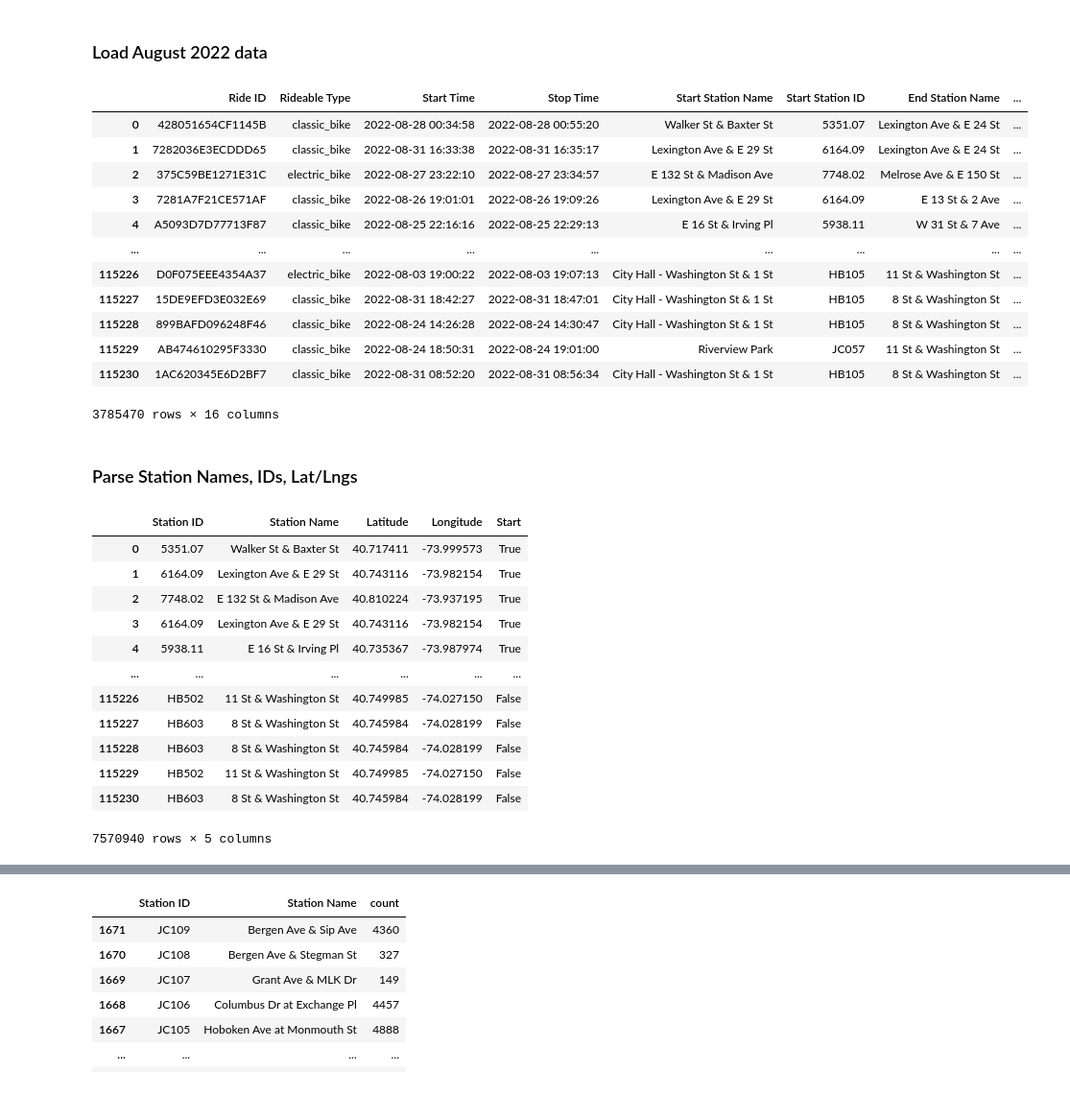
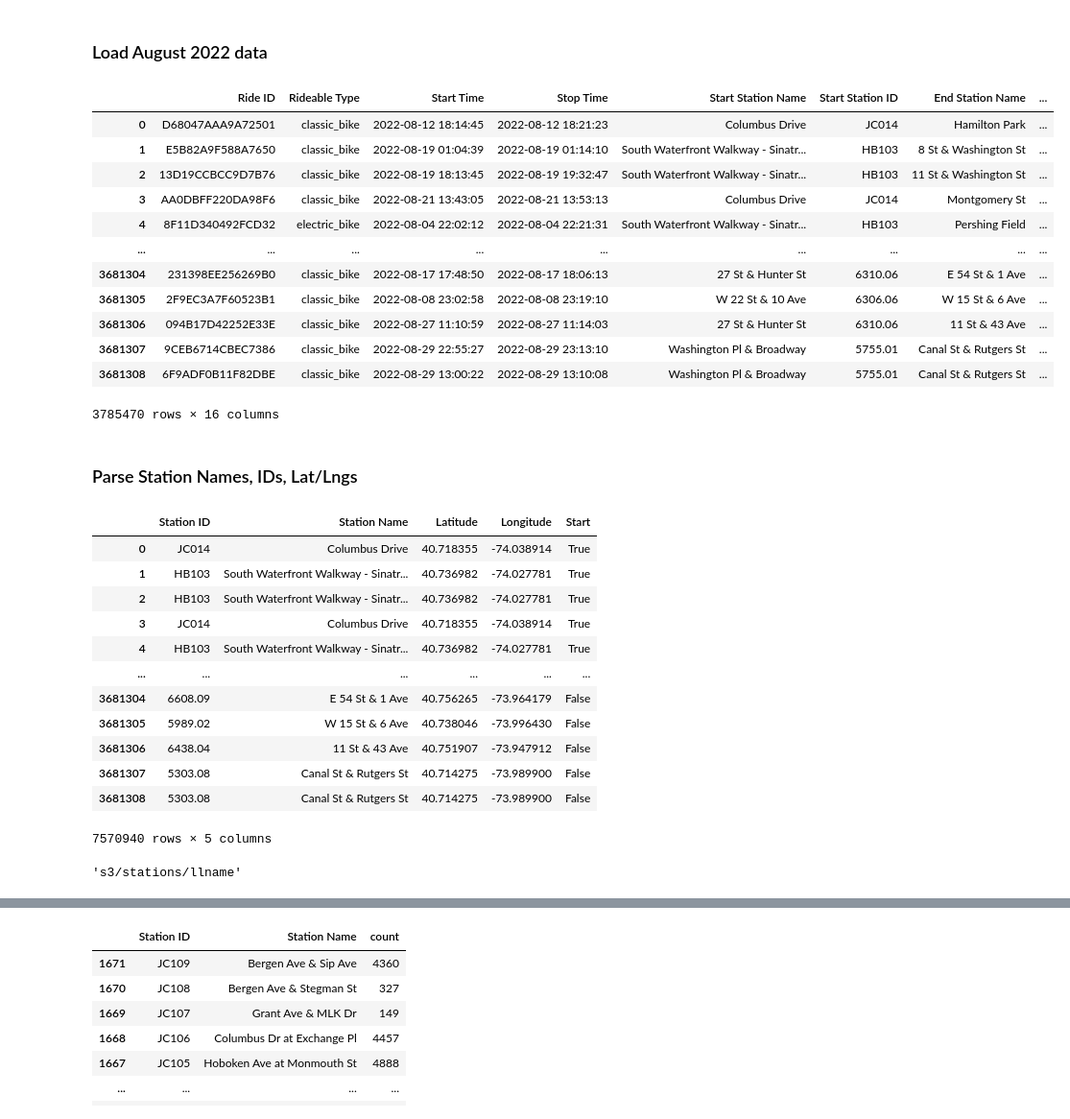
Before and after one commit to neighbor-ryan/ctbk.dev, a Jupyter notebook: station-counts.ipynb, the cells around one changed output, grey strips where cells are left out. Shown at 96% size. Saved outputs shown, nothing was run; the diff lists cells and outputs as text; code cells hidden in the pictures.

```diff
--- a/station-counts.ipynb
+++ b/station-counts.ipynb
@@ -7,24 +7,24 @@ from geopy.distance import distance
 ### Load August 2022 data
 # %%
 month = '202208'
-path = f'static/assets/{month}.parquet'
+path = f's3/ctbk/normalized/{month}.parquet'
 if not exists(path):
     path = f's3://ctbk/normalized/{month}.parquet'
 d = read_parquet(path)
 d
 # %% [output]
 |  | Ride ID | Rideable Type | Start Time | Stop Time | Start Station Name | Start Station ID | End Station Name | ... |
-| 0 | 428051654CF1145B | classic_bike | 2022-08-28 00:34:58 | 2022-08-28 00:55:20 | Walker St & Baxter St | 5351.07 | Lexington Ave & E 24 St | ... |
-| 1 | 7282036E3ECDDD65 | classic_bike | 2022-08-31 16:33:38 | 2022-08-31 16:35:17 | Lexington Ave & E 29 St | 6164.09 | Lexington Ave & E 24 St | ... |
-| 2 | 375C59BE1271E31C | electric_bike | 2022-08-27 23:22:10 | 2022-08-27 23:34:57 | E 132 St & Madison Ave | 7748.02 | Melrose Ave & E 150 St | ... |
-| 3 | 7281A7F21CE571AF | classic_bike | 2022-08-26 19:01:01 | 2022-08-26 19:09:26 | Lexington Ave & E 29 St | 6164.09 | E 13 St & 2 Ave | ... |
-| 4 | A5093D7D77713F87 | classic_bike | 2022-08-25 22:16:16 | 2022-08-25 22:29:13 | E 16 St & Irving Pl | 5938.11 | W 31 St & 7 Ave | ... |
+| 0 | D68047AAA9A72501 | classic_bike | 2022-08-12 18:14:45 | 2022-08-12 18:21:23 | Columbus Drive | JC014 | Hamilton Park | ... |
+| 1 | E5B82A9F588A7650 | classic_bike | 2022-08-19 01:04:39 | 2022-08-19 01:14:10 | South Waterfront Walkway - Sinatr... | HB103 | 8 St & Washington St | ... |
+| 2 | 13D19CCBCC9D7B76 | classic_bike | 2022-08-19 18:13:45 | 2022-08-19 19:32:47 | South Waterfront Walkway - Sinatr... | HB103 | 11 St & Washington St | ... |
+| 3 | AA0DBFF220DA98F6 | classic_bike | 2022-08-21 13:43:05 | 2022-08-21 13:53:13 | Columbus Drive | JC014 | Montgomery St | ... |
+| 4 | 8F11D340492FCD32 | electric_bike | 2022-08-04 22:02:12 | 2022-08-04 22:21:31 | South Waterfront Walkway - Sinatr... | HB103 | Pershing Field | ... |
 | ... | ... | ... | ... | ... | ... | ... | ... | ... |
-| 115226 | D0F075EEE4354A37 | electric_bike | 2022-08-03 19:00:22 | 2022-08-03 19:07:13 | City Hall - Washington St & 1 St | HB105 | 11 St & Washington St | ... |
-| 115227 | 15DE9EFD3E032E69 | classic_bike | 2022-08-31 18:42:27 | 2022-08-31 18:47:01 | City Hall - Washington St & 1 St | HB105 | 8 St & Washington St | ... |
-| 115228 | 899BAFD096248F46 | classic_bike | 2022-08-24 14:26:28 | 2022-08-24 14:30:47 | City Hall - Washington St & 1 St | HB105 | 8 St & Washington St | ... |
-| 115229 | AB474610295F3330 | classic_bike | 2022-08-24 18:50:31 | 2022-08-24 19:01:00 | Riverview Park | JC057 | 11 St & Washington St | ... |
-| 115230 | 1AC620345E6D2BF7 | classic_bike | 2022-08-31 08:52:20 | 2022-08-31 08:56:34 | City Hall - Washington St & 1 St | HB105 | 8 St & Washington St | ... |
+| 3681304 | 231398EE256269B0 | classic_bike | 2022-08-17 17:48:50 | 2022-08-17 18:06:13 | 27 St & Hunter St | 6310.06 | E 54 St & 1 Ave | ... |
+| 3681305 | 2F9EC3A7F60523B1 | classic_bike | 2022-08-08 23:02:58 | 2022-08-08 23:19:10 | W 22 St & 10 Ave | 6306.06 | W 15 St & 6 Ave | ... |
+| 3681306 | 094B17D42252E33E | classic_bike | 2022-08-27 11:10:59 | 2022-08-27 11:14:03 | 27 St & Hunter St | 6310.06 | 11 St & 43 Ave | ... |
+| 3681307 | 9CEB6714CBEC7386 | classic_bike | 2022-08-29 22:55:27 | 2022-08-29 23:13:10 | Washington Pl & Broadway | 5755.01 | Canal St & Rutgers St | ... |
+| 3681308 | 6F9ADF0B11F82DBE | classic_bike | 2022-08-29 13:00:22 | 2022-08-29 13:10:08 | Washington Pl & Broadway | 5755.01 | Canal St & Rutgers St | ... |
 3785470 rows × 16 columns
 # %% [markdown]
 ### Parse Station Names, IDs, Lat/Lngs
@@ -56,20 +56,24 @@ station_entries = pd.concat([starts, ends])
 station_entries
 # %% [output]
 |  | Station ID | Station Name | Latitude | Longitude | Start |
-| 0 | 5351.07 | Walker St & Baxter St | 40.717411 | -73.999573 | True |
-| 1 | 6164.09 | Lexington Ave & E 29 St | 40.743116 | -73.982154 | True |
-| 2 | 7748.02 | E 132 St & Madison Ave | 40.810224 | -73.937195 | True |
-| 3 | 6164.09 | Lexington Ave & E 29 St | 40.743116 | -73.982154 | True |
-| 4 | 5938.11 | E 16 St & Irving Pl | 40.735367 | -73.987974 | True |
+| 0 | JC014 | Columbus Drive | 40.718355 | -74.038914 | True |
+| 1 | HB103 | South Waterfront Walkway - Sinatr... | 40.736982 | -74.027781 | True |
+| 2 | HB103 | South Waterfront Walkway - Sinatr... | 40.736982 | -74.027781 | True |
+| 3 | JC014 | Columbus Drive | 40.718355 | -74.038914 | True |
+| 4 | HB103 | South Waterfront Walkway - Sinatr... | 40.736982 | -74.027781 | True |
 | ... | ... | ... | ... | ... | ... |
-| 115226 | HB502 | 11 St & Washington St | 40.749985 | -74.027150 | False |
-| 115227 | HB603 | 8 St & Washington St | 40.745984 | -74.028199 | False |
-| 115228 | HB603 | 8 St & Washington St | 40.745984 | -74.028199 | False |
-| 115229 | HB502 | 11 St & Washington St | 40.749985 | -74.027150 | False |
-| 115230 | HB603 | 8 St & Washington St | 40.745984 | -74.028199 | False |
+| 3681304 | 6608.09 | E 54 St & 1 Ave | 40.756265 | -73.964179 | False |
+| 3681305 | 5989.02 | W 15 St & 6 Ave | 40.738046 | -73.996430 | False |
+| 3681306 | 6438.04 | 11 St & 43 Ave | 40.751907 | -73.947912 | False |
+| 3681307 | 5303.08 | Canal St & Rutgers St | 40.714275 | -73.989900 | False |
+| 3681308 | 5303.08 | Canal St & Rutgers St | 40.714275 | -73.989900 | False |
 7570940 rows × 5 columns
 # %%
 idxd = station_entries.set_index('Station ID')
 names = idxd['Station Name']
 lats = idxd['Latitude']
 lngs = idxd['Longitude']
+# %%
+mkdir('s3/stations/llname')
+# %% [output]
+'s3/stations/llname'
```
Also changed, not shown: parts of 10 cells of this notebook, 5 other files.
